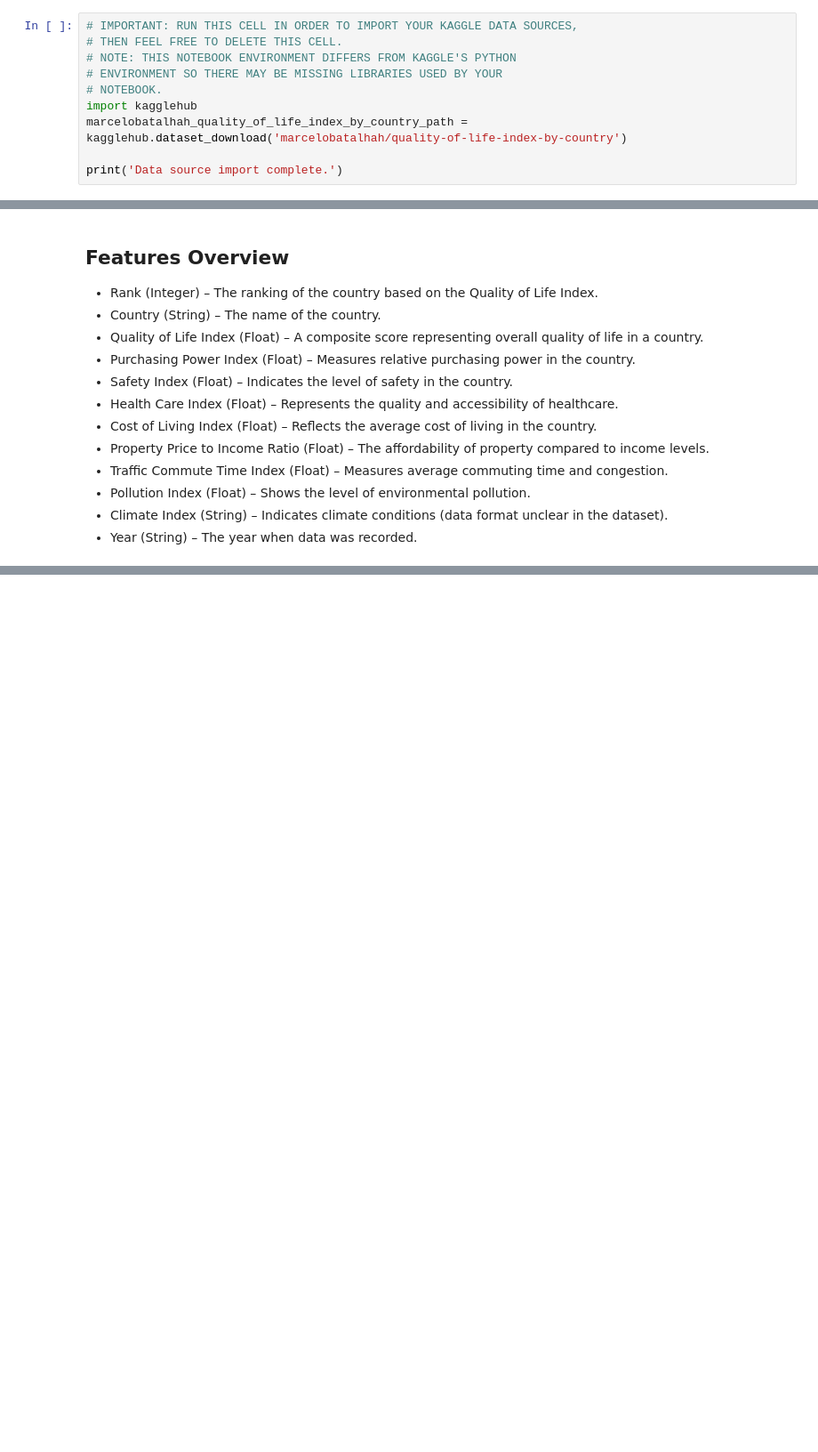
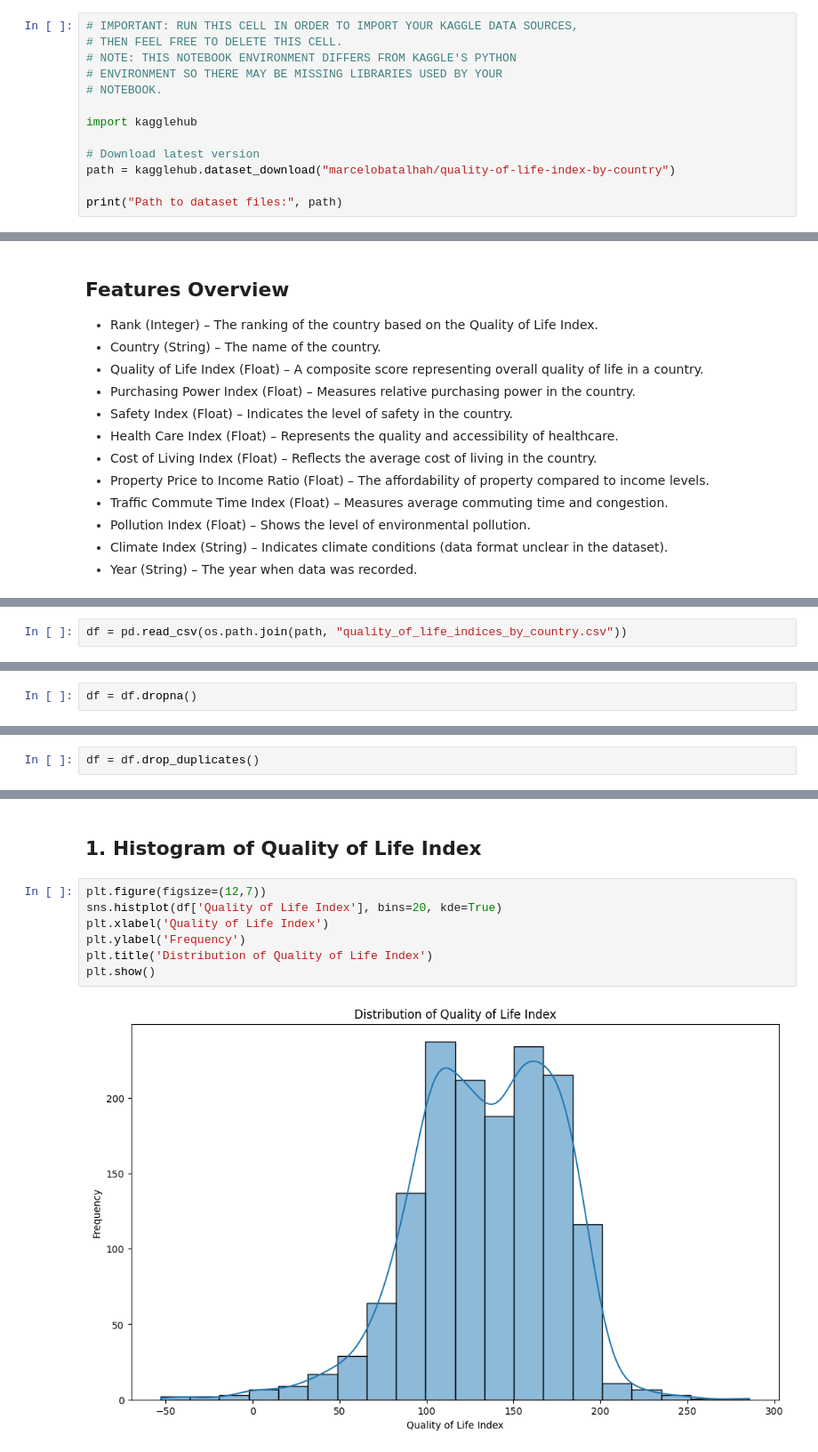
Before and after one commit to akankshakusf/ML_Quality-of-Life-Indices-by-Country, a Jupyter notebook: ml_quality_of_life_indices_by_country.ipynb, the cells around one changed output, grey strips where cells are left out. Shown: that part at 89% size. Saved outputs shown, nothing was run; the diff lists cells and outputs as text; blank space fills up the shorter version.

```diff
--- a/ml_quality_of_life_indices_by_country.ipynb
+++ b/ml_quality_of_life_indices_by_country.ipynb
@@ -6,10 +6,13 @@
 # NOTE: THIS NOTEBOOK ENVIRONMENT DIFFERS FROM KAGGLE'S PYTHON
 # ENVIRONMENT SO THERE MAY BE MISSING LIBRARIES USED BY YOUR
 # NOTEBOOK.
+
 import kagglehub
-marcelobatalhah_quality_of_life_index_by_country_path = kagglehub.dataset_download('marcelobatalhah/quality-of-life-index-by-country')
 
-print('Data source import complete.')
+# Download latest version
+path = kagglehub.dataset_download("marcelobatalhah/quality-of-life-index-by-country")
+
+print("Path to dataset files:", path)
 # %% [output]
 Downloading from https://www.kaggle.com/api/v1/datasets/download/marcelobatalhah/quality-of-life-index-by-country?dataset_version_number=2...
 Extracting files...
@@ -43,0 +60,2 @@ This dataset provides information on Quality of Life Indices across different co
+# %%
+df = pd.read_csv(os.path.join(path, "quality_of_life_indices_by_country.csv"))
@@ -43,0 +124,2 @@ This dataset provides information on Quality of Life Indices across different co
+# %%
+df = df.dropna()
@@ -43,0 +128,2 @@ This dataset provides information on Quality of Life Indices across different co
+# %%
+df = df.drop_duplicates()
@@ -43,0 +147,11 @@ This dataset provides information on Quality of Life Indices across different co
+# %% [markdown]
+## 1. Histogram of Quality of Life Index
+# %%
+plt.figure(figsize=(12,7))
+sns.histplot(df['Quality of Life Index'], bins=20, kde=True)
+plt.xlabel('Quality of Life Index')
+plt.ylabel('Frequency')
+plt.title('Distribution of Quality of Life Index')
+plt.show()
+# %% [output]
+[figure, added]
```
Also changed, not shown: parts of 21 cells of this notebook.
